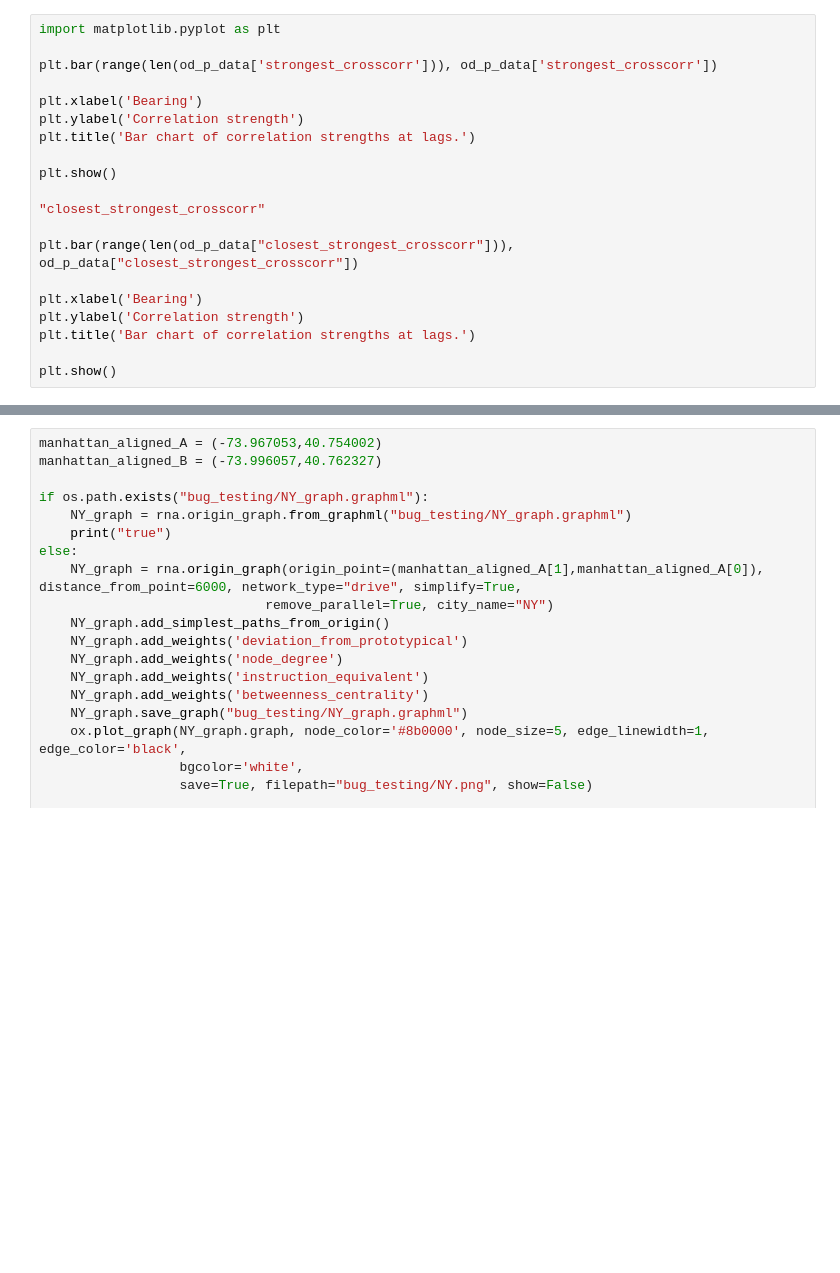
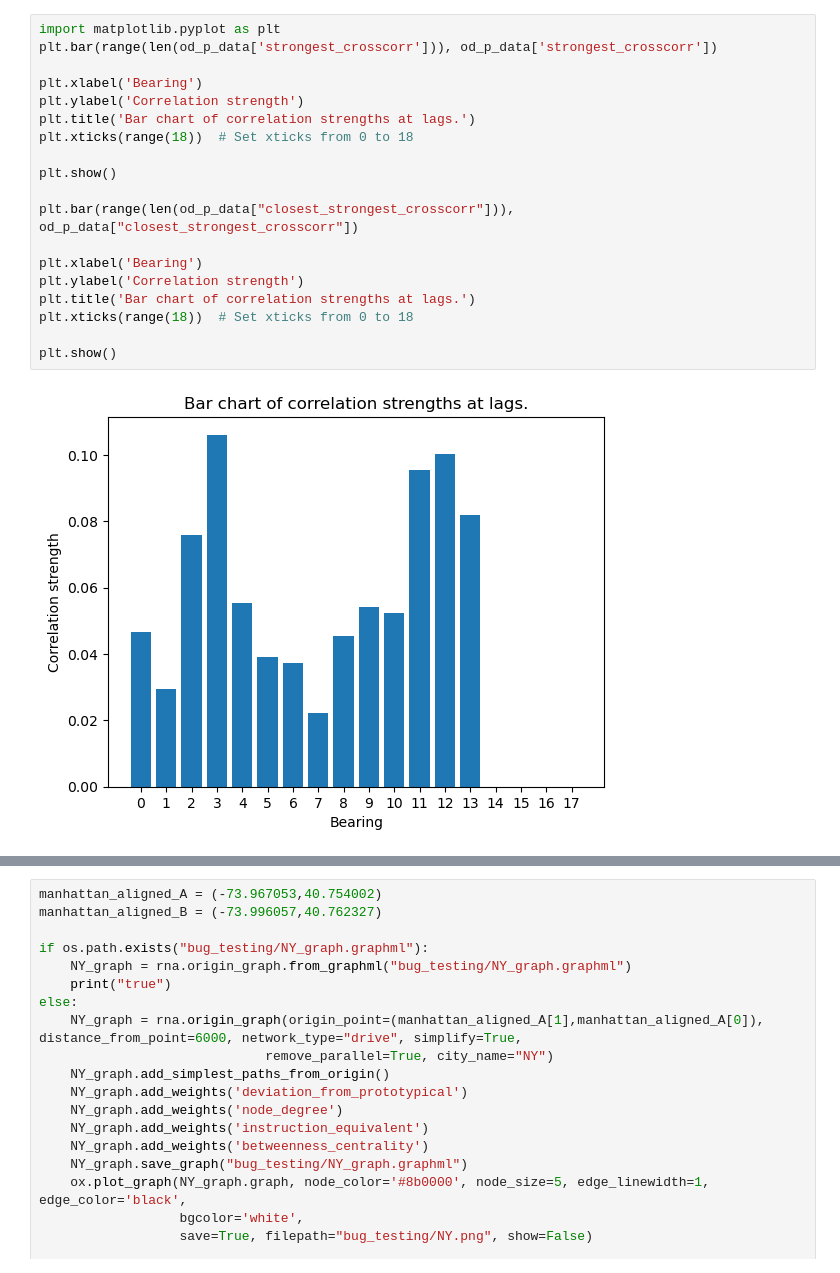
Before and after one commit to ArvHor/perceived-route-complexity, a Jupyter notebook: cross_corr_demo.ipynb, the cells around one changed output, grey strips where cells are left out. Saved outputs shown, nothing was run; the diff lists cells and outputs as text; blank space fills up the shorter version.

```diff
--- a/cross_corr_demo.ipynb
+++ b/cross_corr_demo.ipynb
@@ -53,20 +68,21 @@ e_dist:18, bin centers: [  0.  10.  20.  30.  40.  50.  60.  70.  80.  90. 100.
 # %%
 import matplotlib.pyplot as plt
-
 plt.bar(range(len(od_p_data['strongest_crosscorr'])), od_p_data['strongest_crosscorr'])
 
 plt.xlabel('Bearing')
 plt.ylabel('Correlation strength')
 plt.title('Bar chart of correlation strengths at lags.')
+plt.xticks(range(18))  # Set xticks from 0 to 18
 
 plt.show()
-
-"closest_strongest_crosscorr"
 
 plt.bar(range(len(od_p_data["closest_strongest_crosscorr"])), od_p_data["closest_strongest_crosscorr"])
 
 plt.xlabel('Bearing')
 plt.ylabel('Correlation strength')
 plt.title('Bar chart of correlation strengths at lags.')
+plt.xticks(range(18))  # Set xticks from 0 to 18
 
 plt.show()
+# %% [output]
+[figure, added]
```
Also changed, not shown: parts of 2 cells of this notebook, 4 other files.
